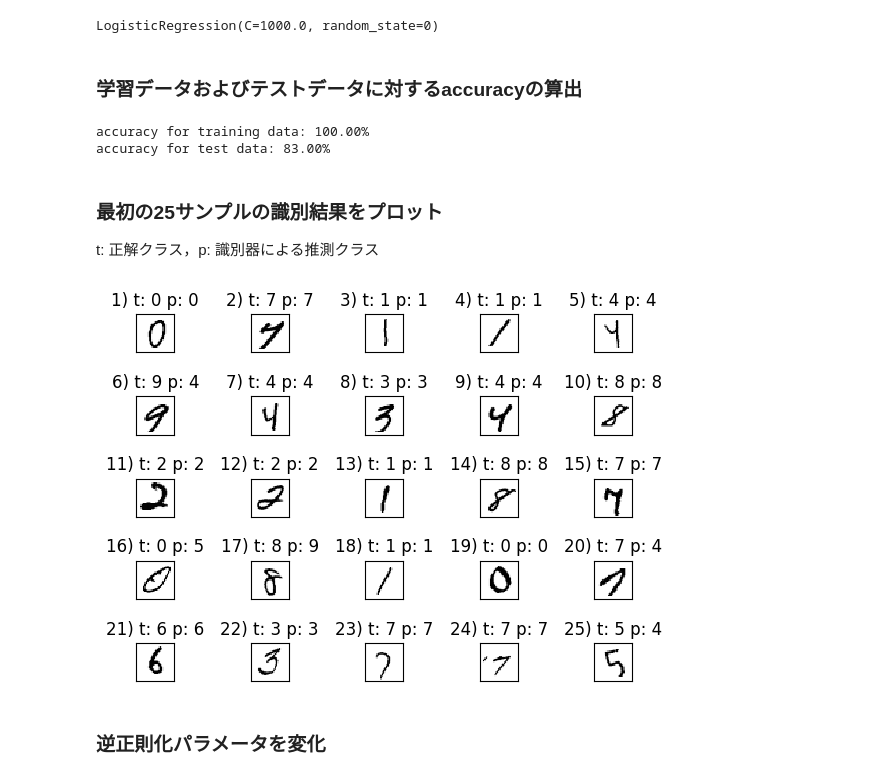
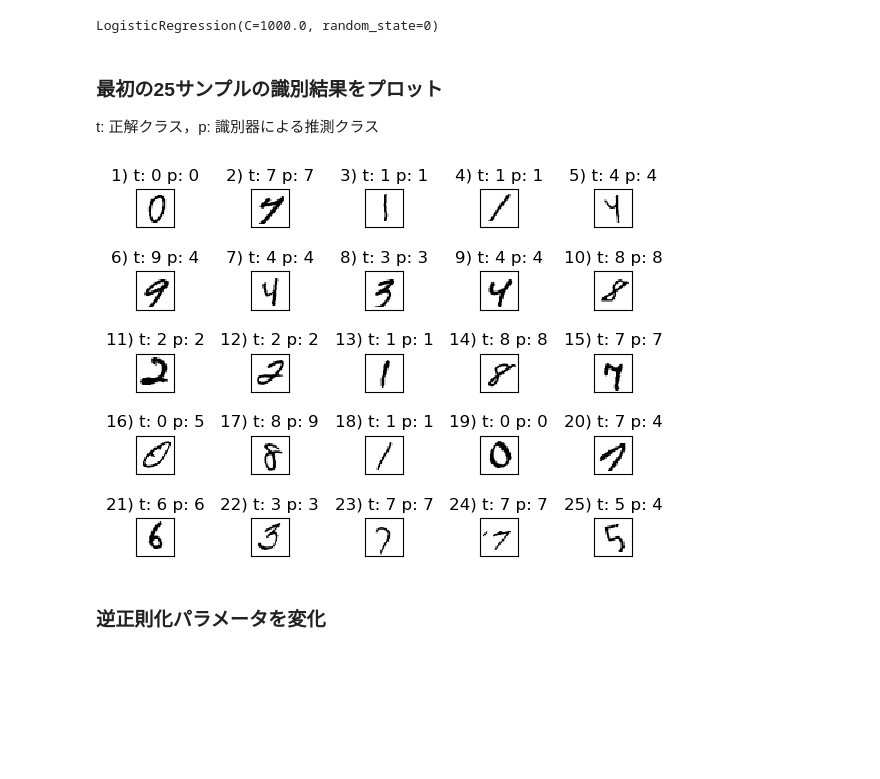
Before and after one commit to f-ken351/AIcourse2025, a Jupyter notebook: ch5-3.ipynb, the cells around one changed output. Saved outputs shown, nothing was run; the diff lists cells and outputs as text; code cells hidden in the pictures; blank space fills up the shorter version.

```diff
--- a/ch5-3.ipynb
+++ b/ch5-3.ipynb
@@ -41,40 +41,28 @@ lr = LogisticRegression(penalty='l2', C=1000.0, random_state=0)
 lr.fit(X_train, y_train)
 # %% [output]
 LogisticRegression(C=1000.0, random_state=0)
-# %% [markdown]
-### 学習データおよびテストデータに対するaccuracyの算出
-# %%
-y_train_pred = lr.predict(X_train)
-acc = np.sum(y_train == y_train_pred, axis=0)*100 / X_train.shape[0]
-print('accuracy for training data: %.2f%%' % acc)
-
-y_test_pred = lr.predict(X_test)
-acc = np.sum(y_test == y_test_pred, axis=0)*100 / X_test.shape[0]
-print('accuracy for test data: %.2f%%' % acc)
-# %% [output]
-accuracy for training data: 100.00%
-accuracy for test data: 83.00%
 # %% [markdown]
 ### 最初の25サンプルの識別結果をプロット
 t: 正解クラス，p: 識別器による推測クラス
 # %%
 orign_img = X_test[:25]
 true_lab = y_test[:25]
+y_test_pred = lr.predict(X_test)
 predicted_lab = y_test_pred[:25]
 
-fig, ax = plt.subplots(nrows=5, ncols=5, sharex=True, sharey=True,)
+fig, ax = plt.subplots(nrows=5, ncols=5, sharex=True, sharey=True)
 ax = ax.flatten()
 for i in range(25):
     img = orign_img[i].reshape(28, 28)
     ax[i].imshow(img, cmap='Greys', interpolation='nearest')
     ax[i].set_title('%d) t: %s p: %s' % (i+1, true_lab[i], predicted_lab[i]))
 
 ax[0].set_xticks([])
 ax[0].set_yticks([])
 plt.subplots_adjust(hspace=1.0, wspace=2.0)
 plt.show()
 # %% [output]
-[figure, old version]
+[figure, new version]
 # %% [markdown]
 ### 逆正則化パラメータを変化
 # %%
```
Also changed, not shown: parts of 1 cell of this notebook.
